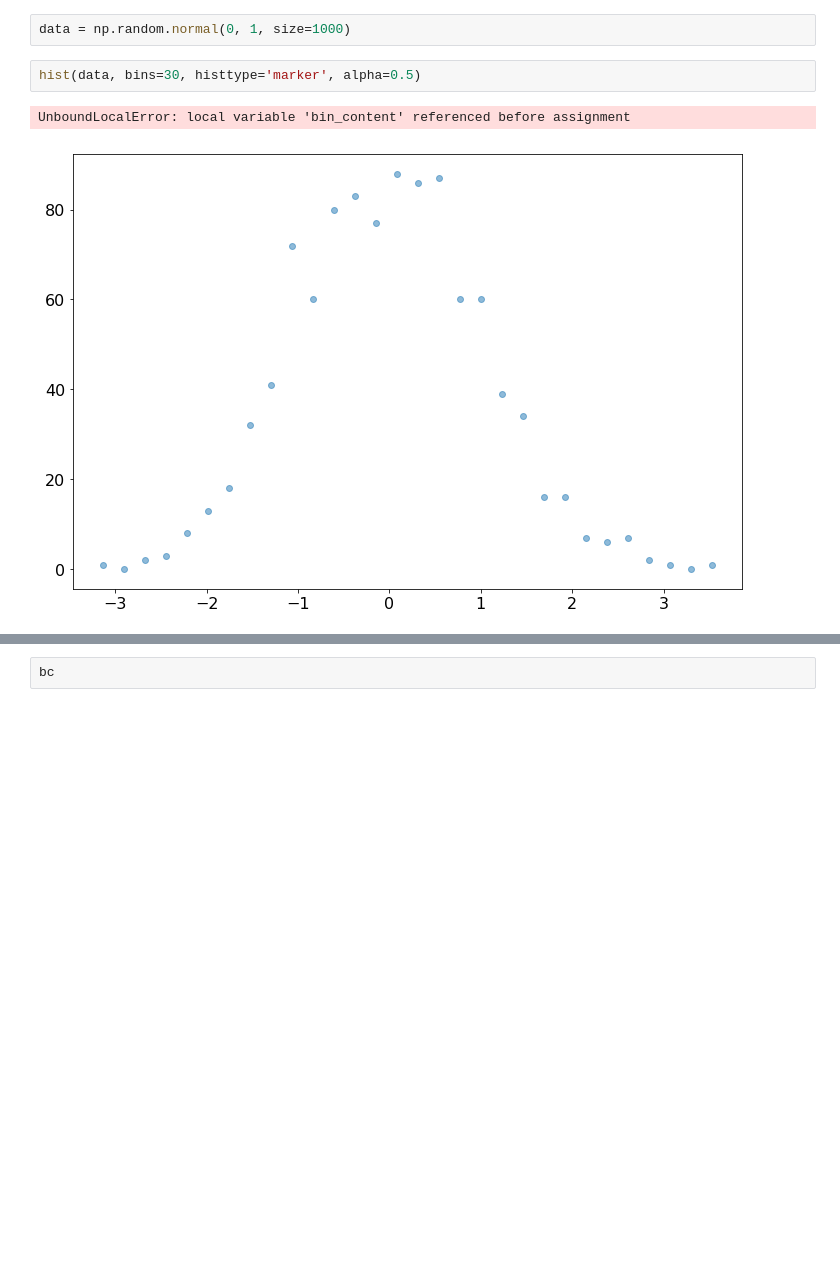
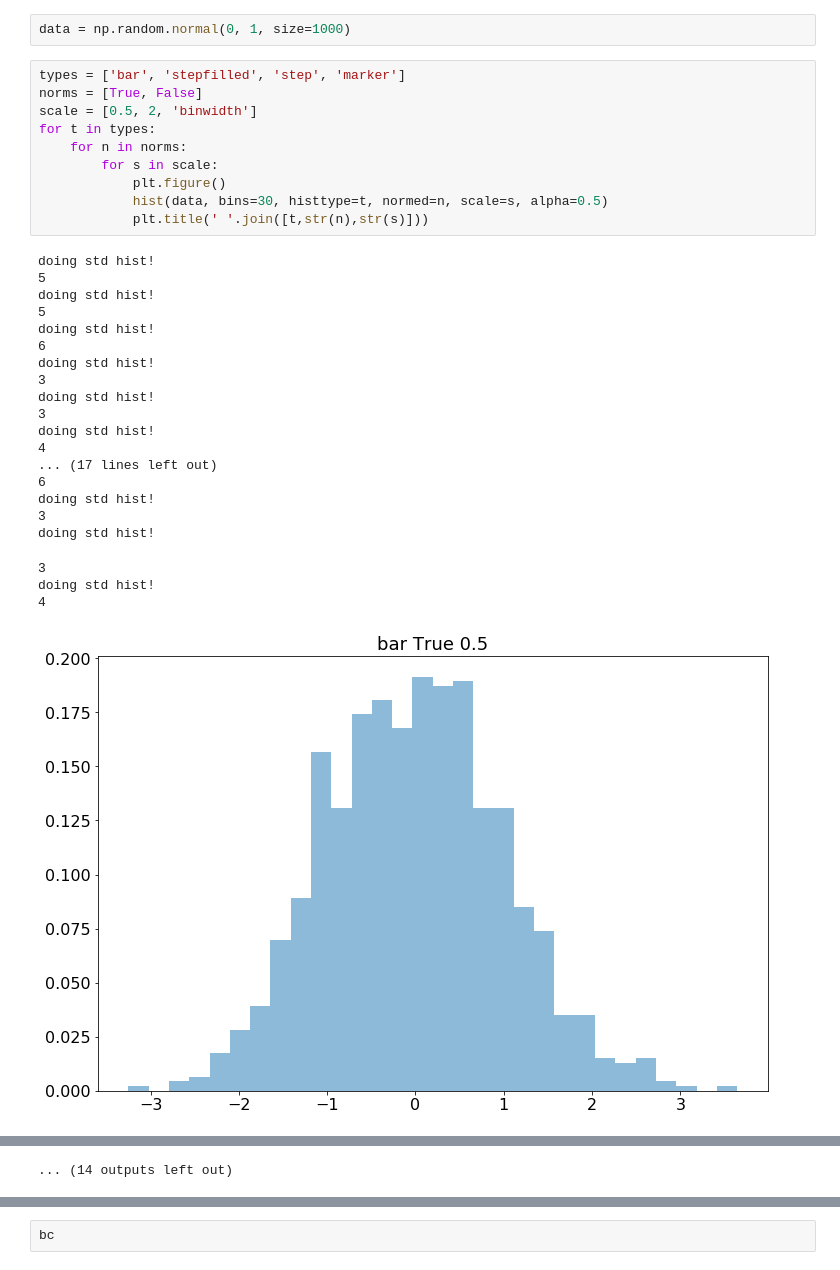
Before and after one commit to pollackscience/histogram_plus, a Jupyter notebook: scripts/hist_plus.ipynb, the cells around one changed output, grey strips where cells are left out. Drawn from its saved outputs; the diff is of its cells as text; blank space fills up the shorter version.

Commit message:
rescaling, norm, marker are now working. err not added yet

```diff
--- a/scripts/hist_plus.ipynb
+++ b/scripts/hist_plus.ipynb
@@ -7,8 +7,35 @@ from histogram_plus.hist_funcs import hist
 plt.rcParams['figure.figsize'] = (12,8)
 # %%
 data = np.random.normal(0, 1, size=1000)
-# %%
-hist(data, bins=30, histtype='marker', alpha=0.5)
-# %% [output]
-UnboundLocalError: local variable 'bin_content' referenced before assignment
-[figure, removed]
+# %%
+types = ['bar', 'stepfilled', 'step', 'marker']
+norms = [True, False]
+scale = [0.5, 2, 'binwidth']
+for t in types:
+    for n in norms:
+        for s in scale:
+            plt.figure()
+            hist(data, bins=30, histtype=t, normed=n, scale=s, alpha=0.5)
+            plt.title(' '.join([t,str(n),str(s)]))
+# %% [output]
+doing std hist!
+5
+doing std hist!
+5
+doing std hist!
+6
+doing std hist!
+3
+doing std hist!
+3
+doing std hist!
+4
+... (17 lines left out)
+6
+doing std hist!
+3
+doing std hist!
+3
+doing std hist!
+4
+[figure, added]
@@ -15 +51,2 @@ UnboundLocalError: local variable 'bin_content' referenced before assignment
+... (14 outputs left out)
 # %%
```
Also changed, not shown: parts of 4 cells of this notebook, 1 other file.
